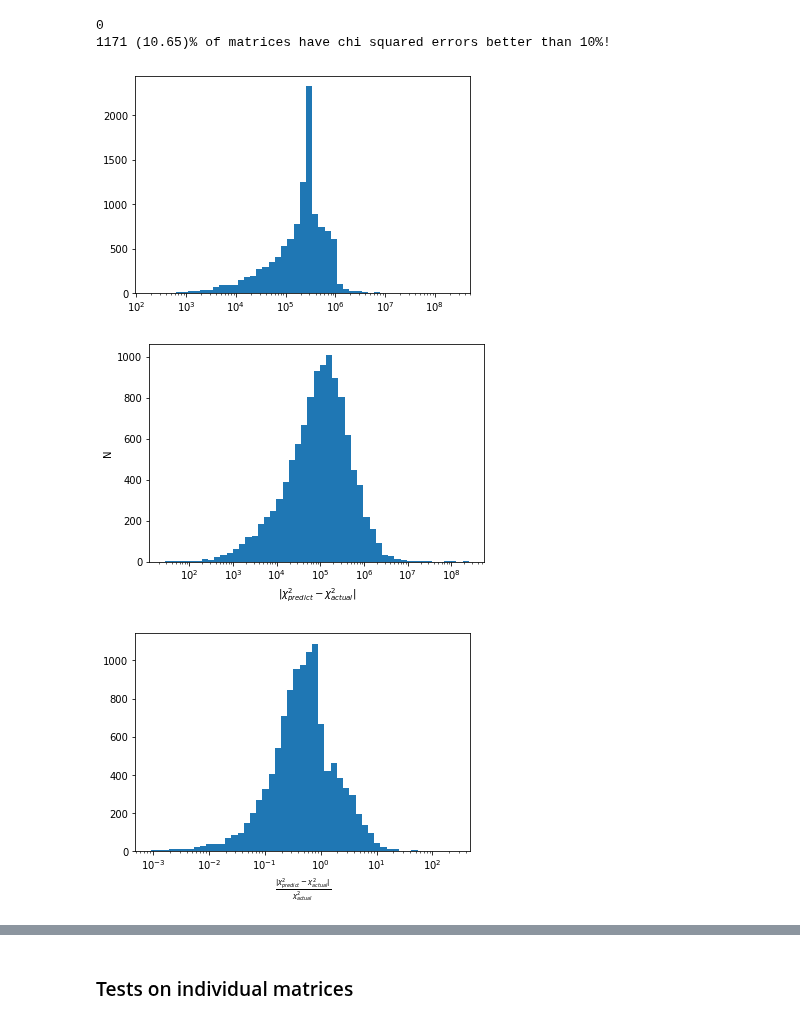
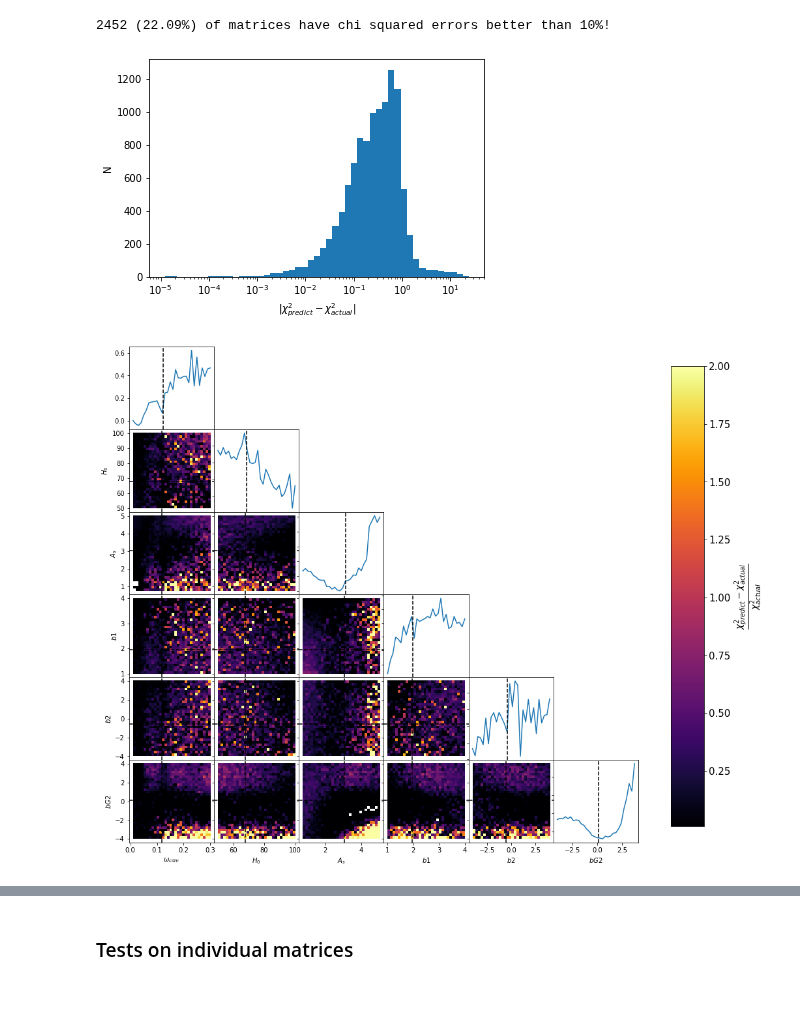
Before and after one commit to jadamo/CovNet, a Jupyter notebook: notebooks/Test-Network.ipynb, the cells around one changed output, grey strips where cells are left out. Drawn from its saved outputs; the diff is of its cells as text; code cells hidden in the pictures; blank space fills up the shorter version.

```diff
--- a/notebooks/Test-Network.ipynb
+++ b/notebooks/Test-Network.ipynb
@@ -75,7 +145,10 @@ net = CovNet.Network_VAE(train_cholesky).to(CovNet.try_gpu());       net.eval()
 encoder = CovNet.Block_Encoder().to(CovNet.try_gpu()); encoder.eval()
 decoder = CovNet.Block_Decoder(train_cholesky).to(CovNet.try_gpu()); decoder.eval()
 net_2 = CovNet.Network_Latent().to(CovNet.try_gpu())
-net.load_state_dict(torch.load(net_dir+'network-VAE.params'))
+net.load_state_dict(torch.load(net_dir_1+'network-VAE.params'))
 encoder.load_state_dict(net.Encoder.state_dict())
 decoder.load_state_dict(net.Decoder.state_dict())
-net_2.load_state_dict(torch.load(net_dir+'network-latent.params'))
+net_2.load_state_dict(torch.load(net_dir_1+'network-latent.params'))
+
+Cov_Emulator_1 = CovNet.CovNet(net_dir_1, 50, True, train_nuisance)
+#Cov_Emulator_2 = CovNet.CovNet(net_dir_2, 50, False, train_nuisance)
@@ -84,8 +155,8 @@ net_2.load_state_dict(torch.load(net_dir+'network-latent.params'))
 # %%
 # load the test set
 t1 = time.time()
-test_data = CovNet.MatrixDataset(training_dir, N_test, int(N*0.9), train_nuisance, train_cholesky)
-test_loader = torch.utils.data.DataLoader(test_data, batch_size=1, shuffle=True)
+test_data     = CovNet.MatrixDataset(training_dir, N_test, offset, train_nuisance, train_cholesky, train_gaussian_only=train_gaussian_only)
+#gaussian_data = CovNet.MatrixDataset(training_dir, N_test, offset, train_nuisance, train_cholesky, train_gaussian_only=True)
 t2 = time.time()
 print("Done loading in data, took {:0.2f} s".format(t2 - t1))
 # %% [output]
@@ -126,0 +378,4 @@ plt.xscale("log")
+# %%
+params = test_data[:][0].detach().numpy().copy()
+params[:,2]*=3.0447
+plot_heatmap(params, trace_diff_2, r"$\frac{tr(C_{emulator}) - tr(C_{actual})}{tr(C_{actual})}$", [-0.5, 0.5], "hot", False)
@@ -161,27 +412,24 @@ if len(non_definete) != 0:
 # %%
-plt.hist(chi_squared_actual, bins=np.logspace(np.log10(np.amin(chi_squared_actual[(chi_squared_actual > 0)])), np.log10(np.amax(chi_squared_actual)),50))
-plt.xscale("log")
+chi_squared_err = chi_squared_predict - chi_squared_actual
+
+chi_squared_err = chi_squared_err[(chi_squared_actual >= 0)]
+chi_squared_valid = chi_squared_actual[(chi_squared_actual >= 0)]
+chi_squared_rel_err = (chi_squared_predict - chi_squared_actual) / chi_squared_valid
 
 plt.figure()
-plt.hist(chi_squared_err, bins=np.logspace(np.log10(np.amin(chi_squared_err[(chi_squared_err != 0)])), np.log10(np.amax(chi_squared_err)), 50))
+plt.hist(abs(chi_squared_rel_err), bins=np.logspace(np.log10(np.amin(abs(chi_squared_rel_err))), np.log10(np.amax(abs(chi_squared_rel_err))), 50))
 plt.xlabel(r"$|\chi_{predict}^2 - \chi_{actual}^2|$")
 plt.ylabel("N")
 plt.xscale("log")
 
-chi_squared_valid = chi_squared_actual[(chi_squared_actual >= 0)]
-print(len(chi_squared_actual) - len(chi_squared_valid))
-chi_squared_rel_err = chi_squared_err / chi_squared_actual
-num = len(chi_squared_rel_err[(chi_squared_rel_err <= 0.1)])
-print("{:0d} ({:0.2f})% of matrices have chi squared errors better than 10%!".format(num, 100.*num/N_test))
+num = len(chi_squared_rel_err[(abs(chi_squared_rel_err) <= 0.1)])
+print("{:0d} ({:0.2f}%) of matrices have chi squared errors better than 10%!".format(num, 100.*num/N_test))
 
-chi_squared_rel_err_1 = chi_squared_rel_err[(chi_squared_rel_err >= 0)]
-plt.figure()
-plt.hist(chi_squared_rel_err_1, bins=np.logspace(np.log10(np.amin(chi_squared_rel_err_1)), np.log10(np.amax(chi_squared_rel_err_1)), 50))
-plt.xlabel(r"$\frac{|\chi_{predict}^2 - \chi_{actual}^2|}{\chi_{actual}^2}$")
-plt.xscale("log")
+params = test_data[:][0].detach().numpy().copy()
+params[:,2]*=3.0447
+plot_heatmap(params, chi_squared_rel_err, r"$\frac{\chi_{predict}^2 - \chi_{actual}^2}{\chi_{actual}^2}$",
+             [0.01, 2.], "inferno", False)
 # %% [output]
-0
-1171 (10.65)% of matrices have chi squared errors better than 10%!
+2452 (22.09%) of matrices have chi squared errors better than 10%!
-[figure, old version]
+[figure, new version]
-[figure, old version]
+[figure, new version]
-[figure, removed]
```
Also changed, not shown: parts of 32 cells of this notebook, 9 other files.
